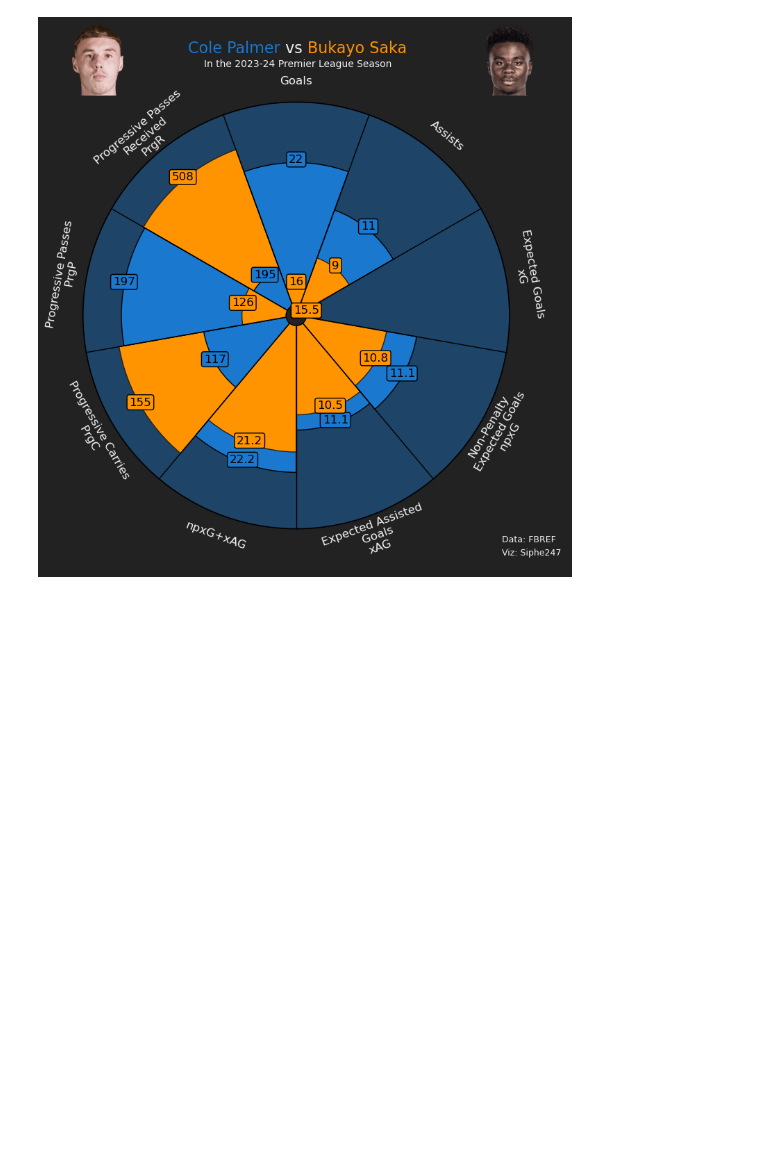
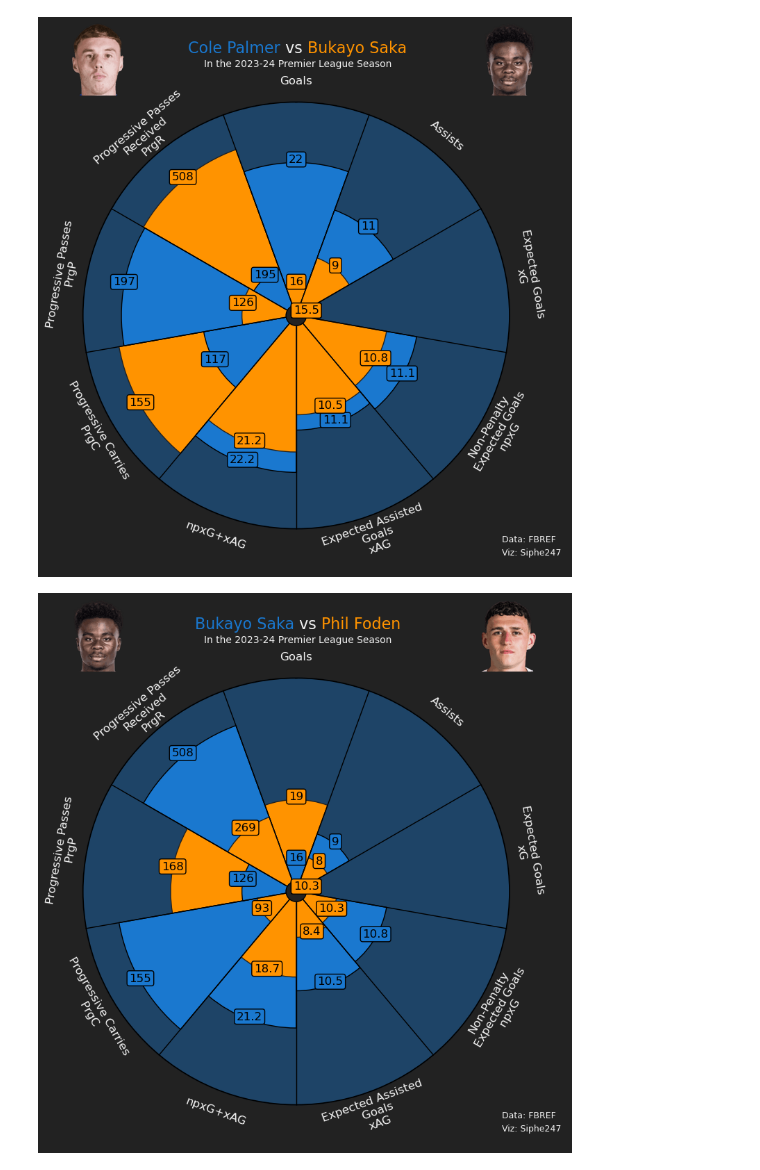
Before and after one commit to Siphe247/Comparison-Pizza, a Jupyter notebook: Palmer vs Saka vs Foden/Palmer vs Saka vs Foden.ipynb, the cells around one changed output. Saved outputs shown, nothing was run; the diff lists cells and outputs as text; code cells hidden in the pictures; blank space fills up the shorter version.

```diff
--- a/Palmer vs Saka vs Foden/Palmer vs Saka vs Foden.ipynb
+++ b/Palmer vs Saka vs Foden/Palmer vs Saka vs Foden.ipynb
@@ -272,3 +272,80 @@ baker = PyPizza(
     last_circle_color="#000000", last_circle_lw=2.5, other_circle_lw=0,
     other_circle_color="#000000", straight_line_lw=1
 )
+# %%
+##Plot pizza
+fig, ax = baker.make_pizza(
+    values_2,                     # list of values
+    compare_values=values_3,    # passing comparison values
+    figsize=(8, 8),             # adjust figsize according to your need
+    color_blank_space="same",   # use same color to fill blank space
+    blank_alpha=0.4,            # alpha for blank-space colors
+    param_location=110,         # where the parameters will be added
+    kwargs_slices=dict(
+        facecolor="#1A78CF", edgecolor="#000000",
+        zorder=1, linewidth=1
+    ),                          # values to be used when plotting slices
+    kwargs_compare=dict(
+        facecolor="#ff9300", edgecolor="#222222", zorder=3, linewidth=1,
+    ),                          # values to be used when plotting comparison slices
+    kwargs_params=dict(
+        color="#F2F2F2", fontsize=12, zorder=5, #Colours of the parameters
+        va="center"
+    ),                          # values to be used when adding parameter
+    kwargs_values=dict(
+        color="#000000", fontsize=12,
+        zorder=3,
+        bbox=dict(
+            edgecolor="#000000", facecolor="#1A78CF",
+            boxstyle="round,pad=0.2", lw=1
+        )
+    ),                           # values to be used when adding parameter-values
+    kwargs_compare_values=dict(
+        color="#000000", fontsize=12,
+        zorder=3,
+        bbox=dict(
+            edgecolor="#000000", facecolor="#FF9300",
+            boxstyle="round,pad=0.2", lw=1
+        )
+    )
+)
+
+
+#Add title
+fig_text(
+    0.515, 0.99, "<Bukayo Saka> vs <Phil Foden>",
+    size=16, fig=fig,
+    highlight_textprops=[{"color": '#1A78CF'}, {"color": '#FF9300'}],
+    ha="center",color="#F2F2F2"
+)
+
+#Add subtitle
+fig.text(
+    0.515, 0.942, "In the 2023-24 Premier League Season",
+    size=10,
+    ha="center", color="#F2F2F2"
+)
+
+#Add player images
+ax2 = fig.add_axes([.09,0.89,.13,.13])
+ax2.axis('off')
+img = Image.open('/Users/siphuvuyomngxunyeni/Downloads/Football Analytics/Saka.png')
+ax2.imshow(img)
+ax=fig.add_axes([.83,0.89,.13,.13])
+ax.axis('off')
+img3=Image.open('/Users/siphuvuyomngxunyeni/Downloads/Football Analytics/Foden.png')
+ax.imshow(img3)
+
+#Add credits
+CREDIT_1="Data: FBREF"
+CREDIT_2="Viz: Siphe247"
+
+fig_text(
+    0.99, 0.1, f"{CREDIT_1}\n{CREDIT_2}", size=9,
+    color="#F2F2F2",
+    ha="right"
+)
+
+plt.savefig('/Users/siphuvuyomngxunyeni/Downloads/Football Analytics/Saka vs Foden 23-24.png', dpi=300, bbox_inches='tight')
+# %% [output]
+[figure, added]
```
